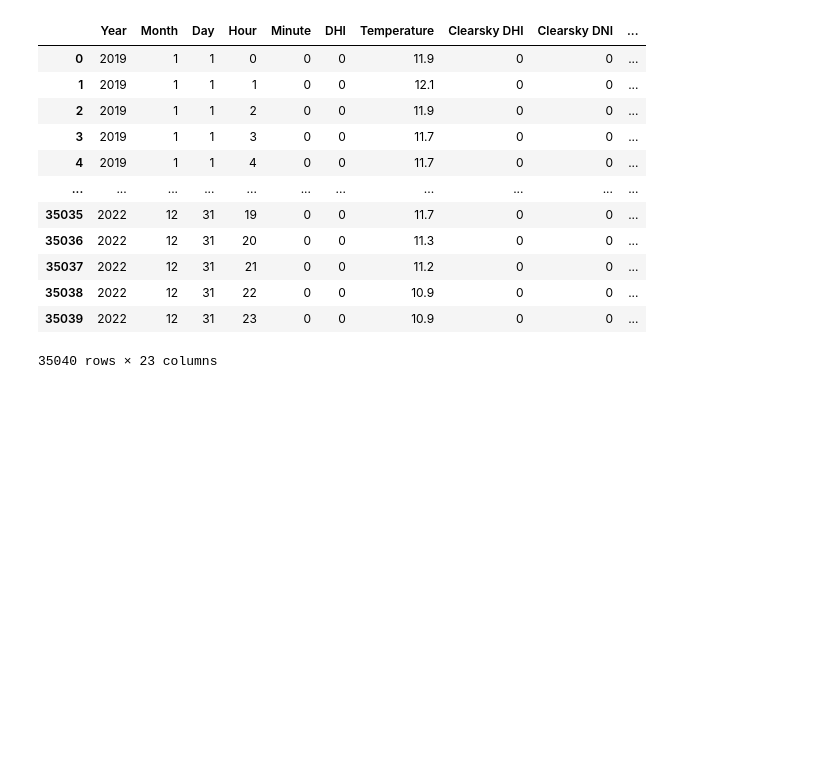
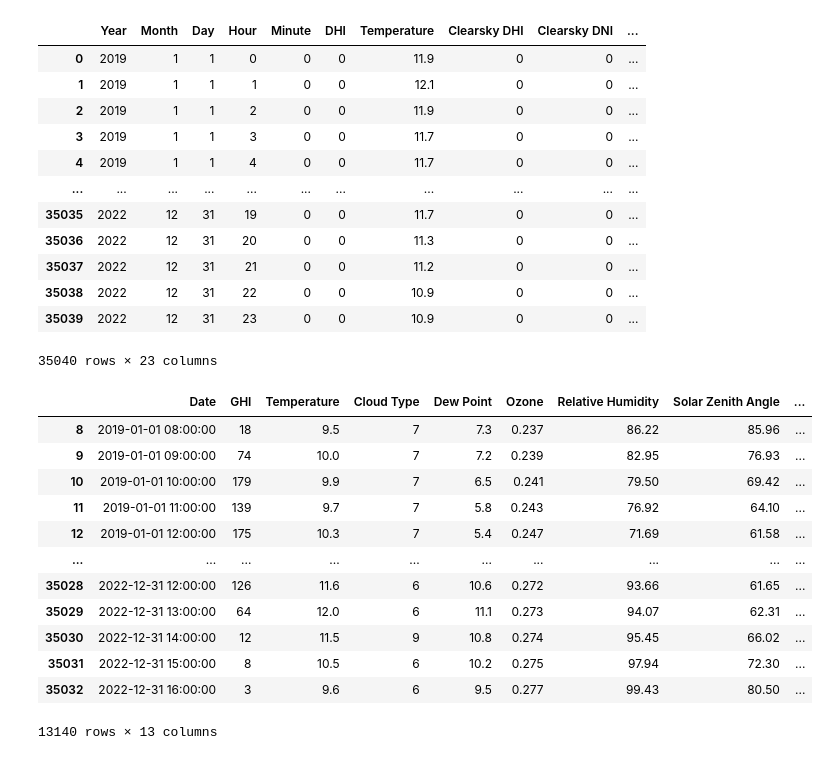
Before and after one commit to HuitingSong/ANLY5550, a Jupyter notebook: Code/dataprocessing-NSRDB.ipynb, the cells around one changed output. Drawn from its saved outputs; the diff is of its cells as text; code cells hidden in the pictures; blank space fills up the shorter version.

```diff
--- a/Code/dataprocessing-NSRDB.ipynb
+++ b/Code/dataprocessing-NSRDB.ipynb
@@ -131,3 +240,46 @@ Arlington.to_csv('/Users/crystal/Desktop/ANLY5550/Data/Raw/NSRDB_Shenandoah.csv'
 | 35038 | 2022 | 12 | 31 | 22 | 0 | 0 | 10.9 | 0 | 0 | ... |
 | 35039 | 2022 | 12 | 31 | 23 | 0 | 0 | 10.9 | 0 | 0 | ... |
 35040 rows × 23 columns
+# %%
+# Convert the date variables to 'Date'
+# Since the dataset is hourly collected, we just keep the year month dat hour.
+Shenandoah['Date'] = pd.to_datetime(Shenandoah[['Year', 'Month', 'Day', 'Hour']])
+
+# Filtering the data based on valid GHI
+# while browsing the dataset, we observed that valid data are only collected during time range from 8 am to 16 pm. Data out of this range is presented as 0.
+# Thus, we only keep the valid data of GHI in this time range.
+Shenandoah_filtered = Shenandoah[(Shenandoah['Date'].dt.hour >= 8) & (Shenandoah['Date'].dt.hour <= 16)]
+
+# save the filtered dataframe to the RAW data folder
+Shenandoah_filtered.to_csv('/Users/crystal/Desktop/ANLY5550/Data/Raw/NSRDB_Shenandoah_filtered.csv', index=False)
+
+# Define the columns you want to keep
+columns_to_keep = [
+    'Date', 'GHI', 'Temperature', 'Cloud Type', 'Dew Point',
+    'Ozone', 'Relative Humidity', 'Solar Zenith Angle', 'Surface Albedo',
+    'Pressure', 'Precipitable Water', 'Wind Direction', 'Wind Speed'
+]
+
+# Select these columns from your dataset
+selected_data = Shenandoah_filtered[columns_to_keep]
+display(selected_data)
+
+# check NaN
+selected_data.isna().sum().sort_values(ascending=True) # no nan value
+
+# save this DataFrame to a new CSV
+selected_data.to_csv('/Users/crystal/Desktop/ANLY5550/Data/Cleaned/NSRDB_Shenandoah_cleaned.csv', index=False)
+# %% [output]
+|  | Date | GHI | Temperature | Cloud Type | Dew Point | Ozone | Relative Humidity | Solar Zenith Angle | ... |
+| 8 | 2019-01-01 08:00:00 | 18 | 9.5 | 7 | 7.3 | 0.237 | 86.22 | 85.96 | ... |
+| 9 | 2019-01-01 09:00:00 | 74 | 10.0 | 7 | 7.2 | 0.239 | 82.95 | 76.93 | ... |
+| 10 | 2019-01-01 10:00:00 | 179 | 9.9 | 7 | 6.5 | 0.241 | 79.50 | 69.42 | ... |
+| 11 | 2019-01-01 11:00:00 | 139 | 9.7 | 7 | 5.8 | 0.243 | 76.92 | 64.10 | ... |
+| 12 | 2019-01-01 12:00:00 | 175 | 10.3 | 7 | 5.4 | 0.247 | 71.69 | 61.58 | ... |
+| ... | ... | ... | ... | ... | ... | ... | ... | ... | ... |
+| 35028 | 2022-12-31 12:00:00 | 126 | 11.6 | 6 | 10.6 | 0.272 | 93.66 | 61.65 | ... |
+| 35029 | 2022-12-31 13:00:00 | 64 | 12.0 | 6 | 11.1 | 0.273 | 94.07 | 62.31 | ... |
+| 35030 | 2022-12-31 14:00:00 | 12 | 11.5 | 9 | 10.8 | 0.274 | 95.45 | 66.02 | ... |
+| 35031 | 2022-12-31 15:00:00 | 8 | 10.5 | 6 | 10.2 | 0.275 | 97.94 | 72.30 | ... |
+| 35032 | 2022-12-31 16:00:00 | 3 | 9.6 | 6 | 9.5 | 0.277 | 99.43 | 80.50 | ... |
+13140 rows × 13 columns
```
Also changed, not shown: parts of 7 cells of this notebook, 9 other files.
